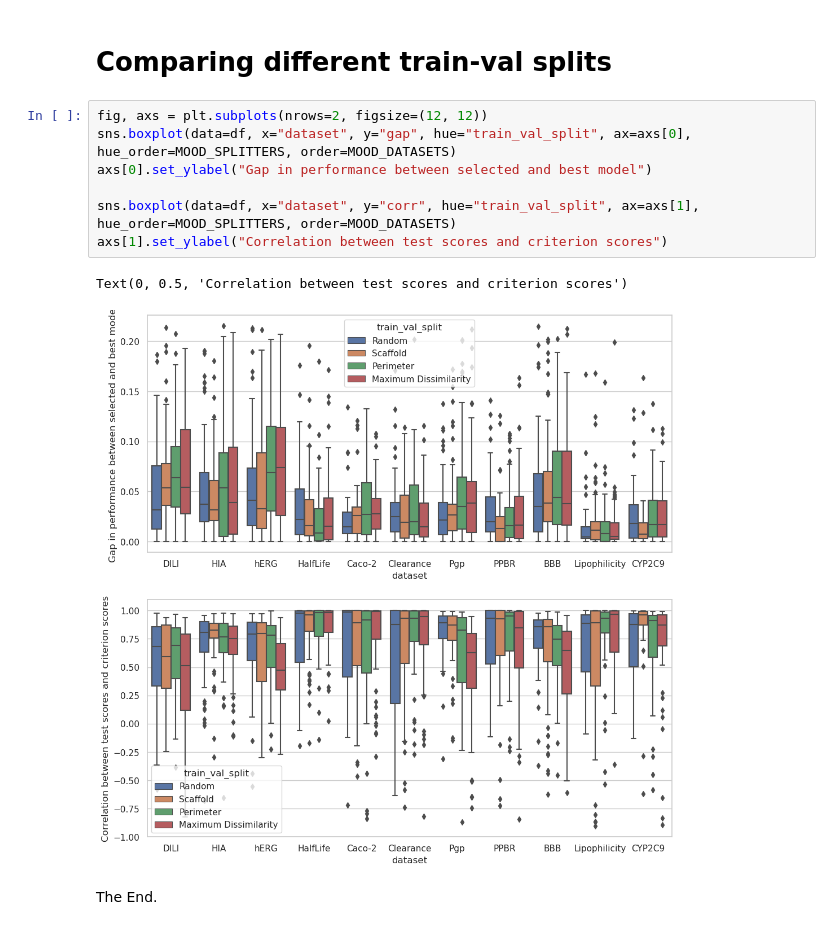
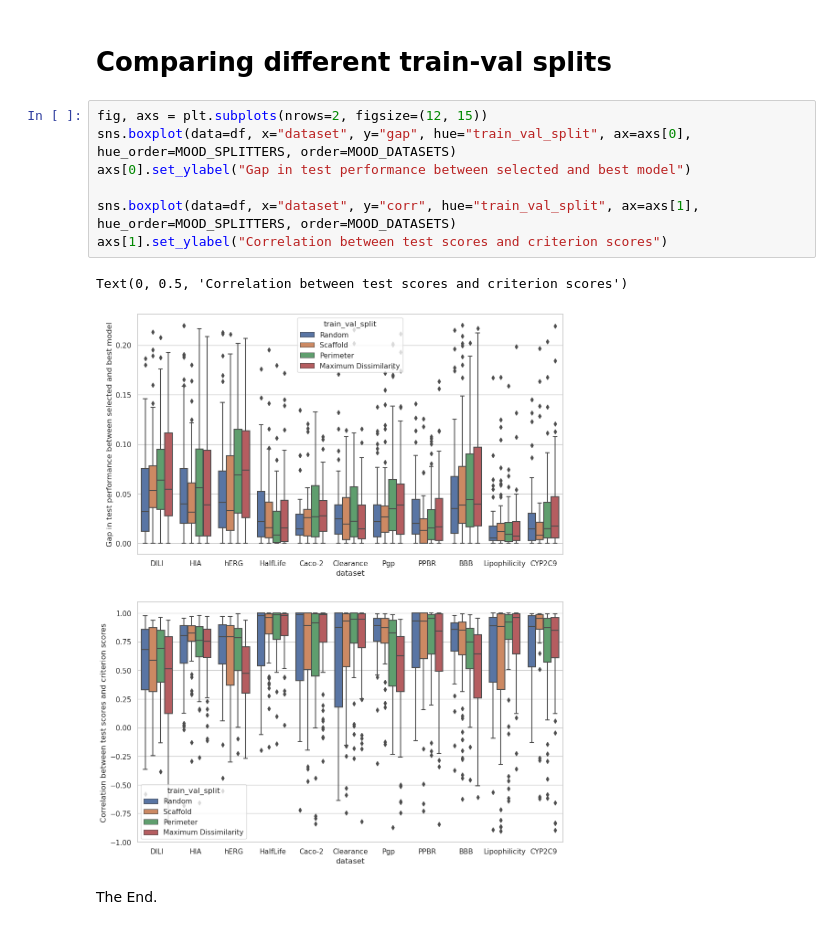
Before and after one commit to valence-labs/mood-experiments, a Jupyter notebook: notebooks/10. Comparing validation and test performance.ipynb, the cells around one changed output. Saved outputs shown, nothing was run; the diff lists cells and outputs as text.

```diff
--- a/notebooks/10. Comparing validation and test performance.ipynb
+++ b/notebooks/10. Comparing validation and test performance.ipynb
@@ -129,14 +129,14 @@ Text(0, 0.5, 'Correlation between test scores and criterion scores')
 # %% [markdown]
 # Comparing different train-val splits
 # %%
-fig, axs = plt.subplots(nrows=2, figsize=(12, 12))
+fig, axs = plt.subplots(nrows=2, figsize=(12, 15))
 sns.boxplot(data=df, x="dataset", y="gap", hue="train_val_split", ax=axs[0], hue_order=MOOD_SPLITTERS, order=MOOD_DATASETS)
-axs[0].set_ylabel("Gap in performance between selected and best model")
+axs[0].set_ylabel("Gap in test performance between selected and best model")
 
 sns.boxplot(data=df, x="dataset", y="corr", hue="train_val_split", ax=axs[1], hue_order=MOOD_SPLITTERS, order=MOOD_DATASETS)
 axs[1].set_ylabel("Correlation between test scores and criterion scores")
 # %% [output]
 Text(0, 0.5, 'Correlation between test scores and criterion scores')
-[figure, old version]
+[figure, new version]
 # %% [markdown]
 The End.
```
Also changed, not shown: parts of 2 cells of this notebook, 1 other file.
